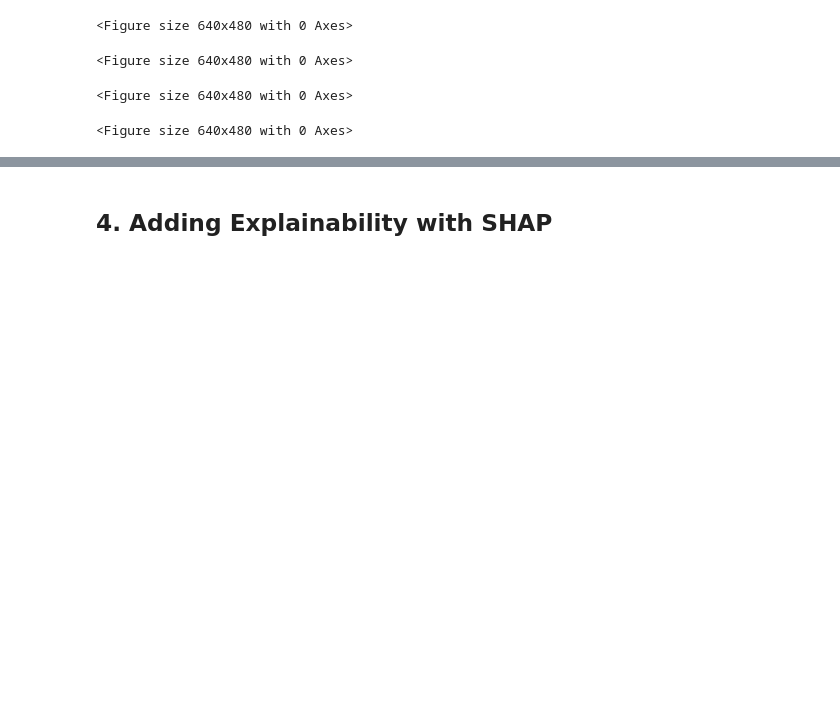
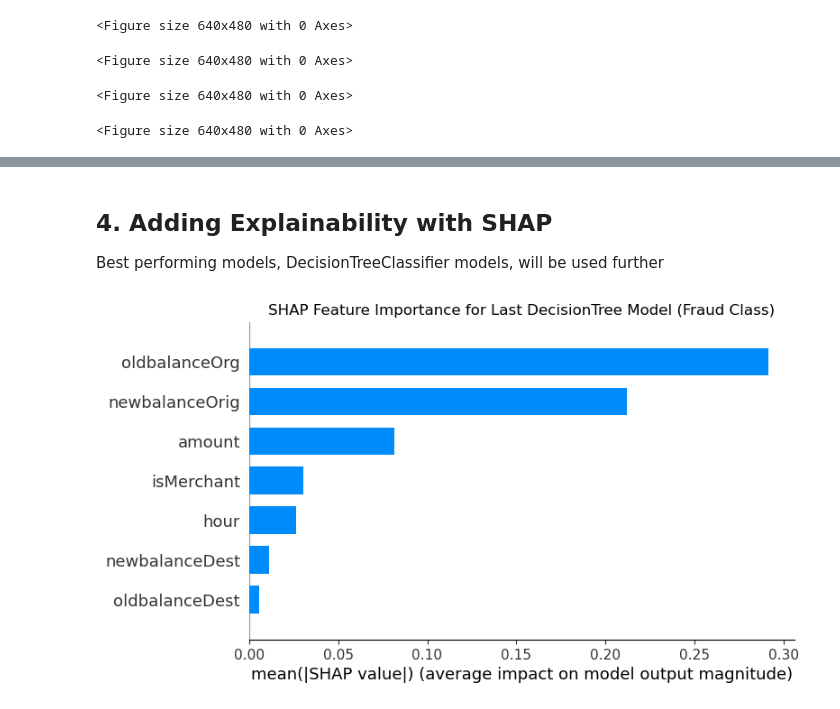
Before and after one commit to maradeben/msc_fraud_detection, a Jupyter notebook: notebook.ipynb, the cells around one changed output, grey strips where cells are left out. Saved outputs shown, nothing was run; the diff lists cells and outputs as text; code cells hidden in the pictures; blank space fills up the shorter version.

```diff
--- a/notebook.ipynb
+++ b/notebook.ipynb
@@ -913,2 +912,31 @@ NameError: name 'AdaBoostClassifier' is not defined
 # %% [markdown]
 ## 4. Adding Explainability with SHAP
+
+Best performing models, DecisionTreeClassifier models, will be used further
+# %%
+import shap
+
+# Load the last DecisionTreeClassifier model
+last_model_path = "models/dtc/model_11.pkl"
+dtc_model = joblib.load(last_model_path)
+
+# Load preprocessed data
+X = pd.read_csv("data/processed/X_preprocessed.csv")
+y = pd.read_csv("data/processed/y_preprocessed.csv").values.ravel()
+
+# Select the evaluation period (period 12)
+eval_mask = X['time_period'] == 12
+X_eval = X[eval_mask][['amount', 'oldbalanceOrg', 'newbalanceOrig', 'oldbalanceDest',
+                       'newbalanceDest', 'hour', 'isMerchant']]
+y_eval = y[eval_mask]
+
+# Fit SHAP explainer
+explainer = shap.TreeExplainer(dtc_model)
+shap_values = explainer.shap_values(X_eval)
+
+# Plot summary for class 1 (fraud)
+shap.summary_plot(shap_values[1], X_eval, plot_type="bar", show=False)
+plt.title("SHAP Feature Importance for Last DecisionTree Model (Fraud Class)")
+plt.show()
+# %% [output]
+[figure, added]
```
Also changed, not shown: parts of 4 cells of this notebook, 3 other files.
